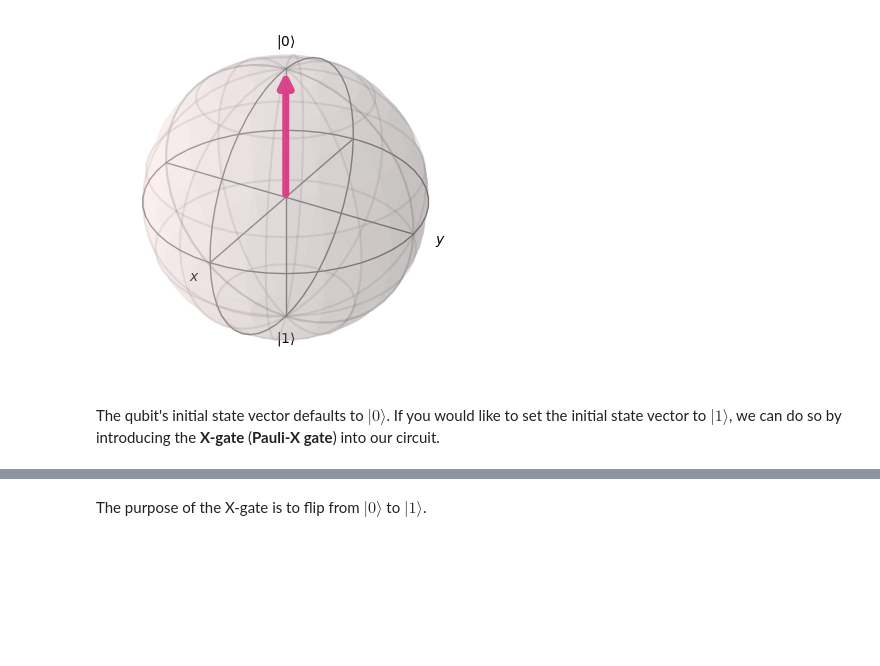
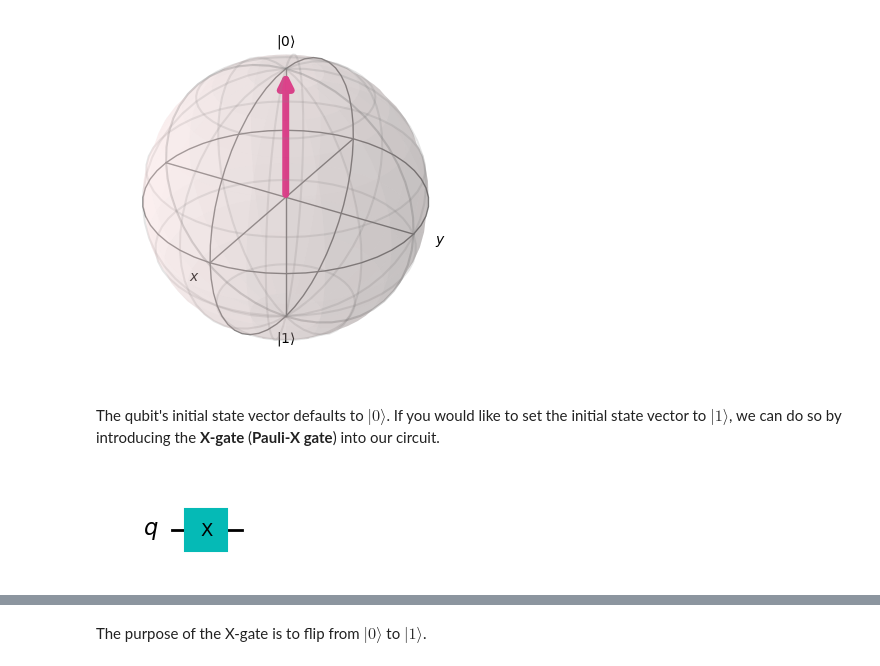
Before and after one commit to myhanna/tutorial_indonesia-apctp-quantum-workshop-2023, a Jupyter notebook: qiskit/Intro.ipynb, the cells around one changed output, grey strips where cells are left out. Saved outputs shown, nothing was run; the diff lists cells and outputs as text; code cells hidden in the pictures; blank space fills up the shorter version.

```diff
--- a/qiskit/Intro.ipynb
+++ b/qiskit/Intro.ipynb
@@ -97,6 +82,8 @@ The qubit's initial state vector defaults to $|0\rangle$. If you would like to s
 # %%
 qc2.x(0)
 
-qc2.draw('mpl')
+qc2.draw('mpl', style="clifford")
+# %% [output]
+[figure, added]
 # %%
 statevector(qc2, display_latex=True)
```
Also changed, not shown: parts of 56 cells of this notebook, 1 other file.
